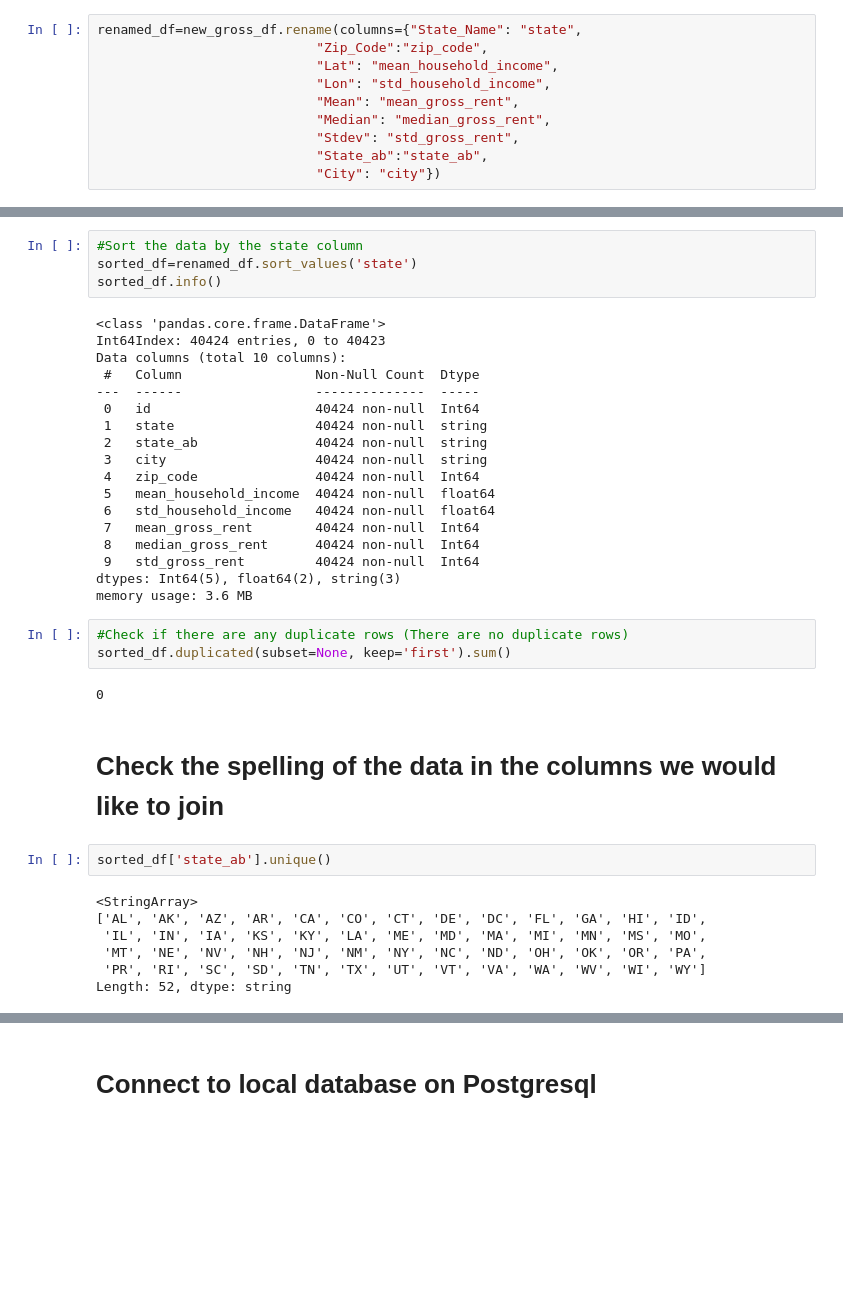
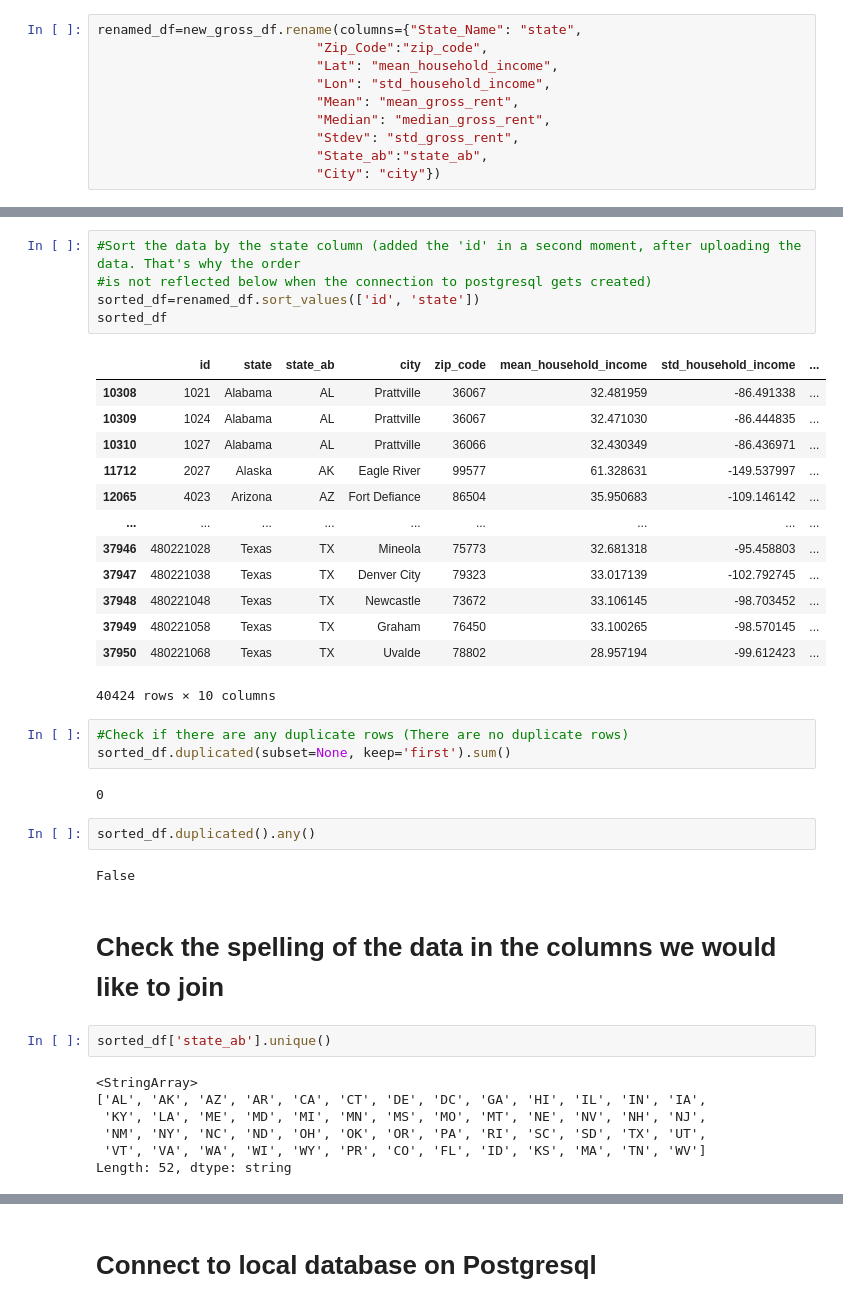
Before and after one commit to AliceSartori/ProjectETL, a Jupyter notebook: alice/Gross_rent.ipynb, the cells around one changed output, grey strips where cells are left out. Drawn from its saved outputs; the diff is of its cells as text; blank space fills up the shorter version.

```diff
--- a/alice/Gross_rent.ipynb
+++ b/alice/Gross_rent.ipynb
@@ -99,40 +115,41 @@ renamed_df=new_gross_df.rename(columns={"State_Name": "state",
 # %%
-#Sort the data by the state column
-sorted_df=renamed_df.sort_values('state')
-sorted_df.info()
+#Sort the data by the state column (added the 'id' in a second moment, after uploading the data. That's why the order
+#is not reflected below when the connection to postgresql gets created)
+sorted_df=renamed_df.sort_values(['id', 'state'])
+sorted_df
 # %% [output]
+|  | id | state | state_ab | city | zip_code | mean_household_income | std_household_income | ... |
+| 10308 | 1021 | Alabama | AL | Prattville | 36067 | 32.481959 | -86.491338 | ... |
+| 10309 | 1024 | Alabama | AL | Prattville | 36067 | 32.471030 | -86.444835 | ... |
+| 10310 | 1027 | Alabama | AL | Prattville | 36066 | 32.430349 | -86.436971 | ... |
+| 11712 | 2027 | Alaska | AK | Eagle River | 99577 | 61.328631 | -149.537997 | ... |
+| 12065 | 4023 | Arizona | AZ | Fort Defiance | 86504 | 35.950683 | -109.146142 | ... |
+| ... | ... | ... | ... | ... | ... | ... | ... | ... |
+| 37946 | 480221028 | Texas | TX | Mineola | 75773 | 32.681318 | -95.458803 | ... |
+| 37947 | 480221038 | Texas | TX | Denver City | 79323 | 33.017139 | -102.792745 | ... |
+| 37948 | 480221048 | Texas | TX | Newcastle | 73672 | 33.106145 | -98.703452 | ... |
+| 37949 | 480221058 | Texas | TX | Graham | 76450 | 33.100265 | -98.570145 | ... |
+| 37950 | 480221068 | Texas | TX | Uvalde | 78802 | 28.957194 | -99.612423 | ... |
-<class 'pandas.core.frame.DataFrame'>
-Int64Index: 40424 entries, 0 to 40423
-Data columns (total 10 columns):
- #   Column                 Non-Null Count  Dtype
----  ------                 --------------  -----
- 0   id                     40424 non-null  Int64
- 1   state                  40424 non-null  string
- 2   state_ab               40424 non-null  string
- 3   city                   40424 non-null  string
- 4   zip_code               40424 non-null  Int64
- 5   mean_household_income  40424 non-null  float64
- 6   std_household_income   40424 non-null  float64
- 7   mean_gross_rent        40424 non-null  Int64
- 8   median_gross_rent      40424 non-null  Int64
- 9   std_gross_rent         40424 non-null  Int64
-dtypes: Int64(5), float64(2), string(3)
-memory usage: 3.6 MB
+40424 rows × 10 columns
 # %%
 #Check if there are any duplicate rows (There are no duplicate rows)
 sorted_df.duplicated(subset=None, keep='first').sum()
 # %% [output]
 0
+# %%
+sorted_df.duplicated().any()
+# %% [output]
+False
 # %% [markdown]
 # Check the spelling of the data in the columns we would like to join
 # %%
 sorted_df['state_ab'].unique()
 # %% [output]
 <StringArray>
-['AL', 'AK', 'AZ', 'AR', 'CA', 'CO', 'CT', 'DE', 'DC', 'FL', 'GA', 'HI', 'ID',
- 'IL', 'IN', 'IA', 'KS', 'KY', 'LA', 'ME', 'MD', 'MA', 'MI', 'MN', 'MS', 'MO',
- 'MT', 'NE', 'NV', 'NH', 'NJ', 'NM', 'NY', 'NC', 'ND', 'OH', 'OK', 'OR', 'PA',
- 'PR', 'RI', 'SC', 'SD', 'TN', 'TX', 'UT', 'VT', 'VA', 'WA', 'WV', 'WI', 'WY']
+['AL', 'AK', 'AZ', 'AR', 'CA', 'CT', 'DE', 'DC', 'GA', 'HI', 'IL', 'IN', 'IA',
+ 'KY', 'LA', 'ME', 'MD', 'MI', 'MN', 'MS', 'MO', 'MT', 'NE', 'NV', 'NH', 'NJ',
+ 'NM', 'NY', 'NC', 'ND', 'OH', 'OK', 'OR', 'PA', 'RI', 'SC', 'SD', 'TX', 'UT',
+ 'VT', 'VA', 'WA', 'WI', 'WY', 'PR', 'CO', 'FL', 'ID', 'KS', 'MA', 'TN', 'WV']
 Length: 52, dtype: string
 # %%
 sorted_df['state'].unique()
```
Also changed, not shown: parts of 4 cells of this notebook, 2 other files.
